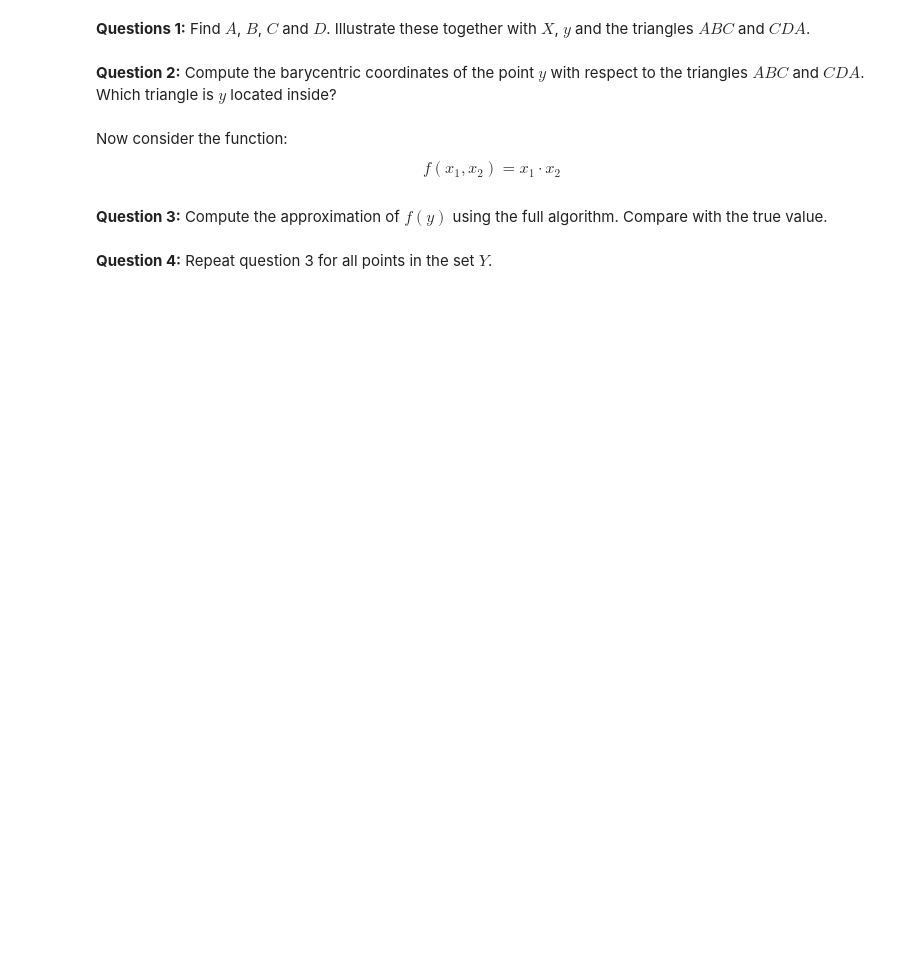
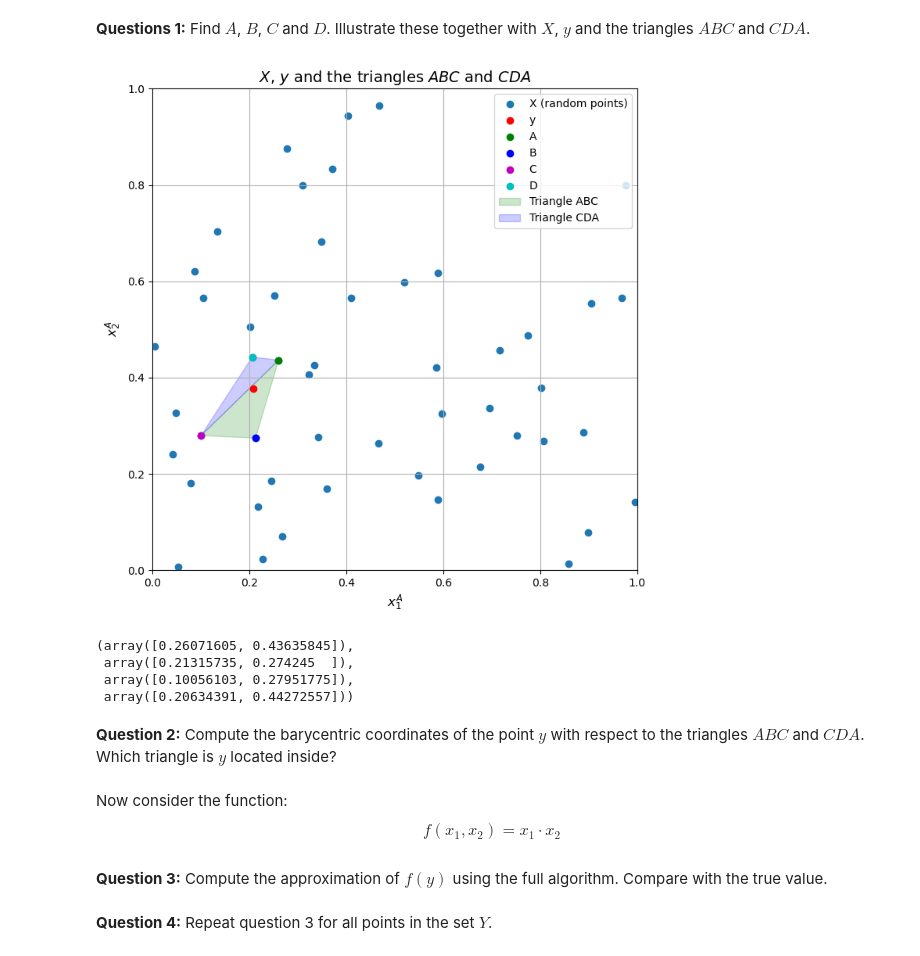
Before and after one commit to NumEconCopenhagen/projects-2024-carl-emil-nicholas-og-christian, a Jupyter notebook: examproject/exam_2024 opgave 3.ipynb, the cells around one changed output. Drawn from its saved outputs; the diff is of its cells as text; code cells hidden in the pictures; blank space fills up the shorter version.

```diff
--- a/examproject/exam_2024 opgave 3.ipynb
+++ b/examproject/exam_2024 opgave 3.ipynb
@@ -274,6 +274,17 @@ $$
 1. If $y$ is inside the triangle $ABC$ return $r^{ABC}_1 f(A) + r^{ABC}_2 f(B) + r^{ABC}_3 f(C)$.
 1. If $y$ is inside the triangle $CDA$ return $r^{CDA}_1 f(C) + r^{CDA}_2 f(D) + r^{CDA}_3 f(A)$.
 1. Return `NaN`.
+# %%
+# Autoreload modules when code is run. Otherwise python will not reload the modules and changes will not be effective.
+%load_ext autoreload
+%autoreload 2
+
+# Write your code here
+import numpy as np
+from types import SimpleNamespace
+
+plt.rcParams.update({"axes.grid":True,"grid.color":"black","grid.alpha":"0.30","grid.linestyle":"--"})
+plt.rcParams.update({'font.size': 12})
 # %% [markdown]
 **Sample:**
 # %%
@@ -288,3 +301,69 @@ y = rng.uniform(size=(2,))
+# %%
+import numpy as np
+import matplotlib.pyplot as plt
+
+# Sample data
+rng = np.random.default_rng(2024)
+X = rng.uniform(size=(50, 2))
+y = rng.uniform(size=(2,))
+
+# Define functions to find A, B, C, D
+def find_A(X, y):
+    return min([x for x in X if x[0] > y[0] and x[1] > y[1]],
+               key=lambda x: np.sqrt((x[0] - y[0])**2 + (x[1] - y[1])**2))
+
+def find_B(X, y):
+    return min([x for x in X if x[0] > y[0] and x[1] < y[1]],
+               key=lambda x: np.sqrt((x[0] - y[0])**2 + (x[1] - y[1])**2))
+
+def find_C(X, y):
+    return min([x for x in X if x[0] < y[0] and x[1] < y[1]],
+               key=lambda x: np.sqrt((x[0] - y[0])**2 + (x[1] - y[1])**2))
+
+def find_D(X, y):
+    return min([x for x in X if x[0] < y[0] and x[1] > y[1]],
+               key=lambda x: np.sqrt((x[0] - y[0])**2 + (x[1] - y[1])**2))
+
+# Find A, B, C, D
+A = find_A(X, y)
+B = find_B(X, y)
+C = find_C(X, y)
+D = find_D(X, y)
+
+# Plot X, y, A, B, C, D, and triangles ABC and CDA
+plt.figure(figsize=(8, 8))
+plt.scatter(X[:, 0], X[:, 1], label='X (random points)')
+plt.scatter(y[0], y[1], color='r', label='y', zorder=5)
+plt.scatter(A[0], A[1], color='g', label='A', zorder=5)
+plt.scatter(B[0], B[1], color='b', label='B', zorder=5)
+plt.scatter(C[0], C[1], color='m', label='C', zorder=5)
+plt.scatter(D[0], D[1], color='c', label='D', zorder=5)
+
+# Draw triangles
+triangle1 = plt.Polygon([A, B, C], color='g', alpha=0.2, label='Triangle ABC')
+triangle2 = plt.Polygon([C, D, A], color='b', alpha=0.2, label='Triangle CDA')
+
+plt.gca().add_patch(triangle1)
+plt.gca().add_patch(triangle2)
+
+# Set axis labels to match the provided figure style
+plt.xlabel('$x_1^A$', fontsize=12)
+plt.ylabel('$x_2^A$', fontsize=12)
+plt.legend()
+plt.title('$X$, $y$ and the triangles $ABC$ and $CDA$', fontsize=14)
+plt.xlim(0, 1)
+plt.ylim(0, 1)
+plt.grid(True)
+plt.show()
+
+# Print values for A, B, C, and D
+A, B, C, D
+# %% [output]
+[figure, added]
+(array([0.26071605, 0.43635845]),
+ array([0.21315735, 0.274245  ]),
+ array([0.10056103, 0.27951775]),
+ array([0.20634391, 0.44272557]))
 # %% [markdown]
 **Question 2:** Compute the barycentric coordinates of the point $y$ with respect to the triangles $ABC$ and $CDA$. Which triangle is $y$ located inside?
 # %%
```
Also changed, not shown: parts of 2 cells of this notebook, 2 other files.
